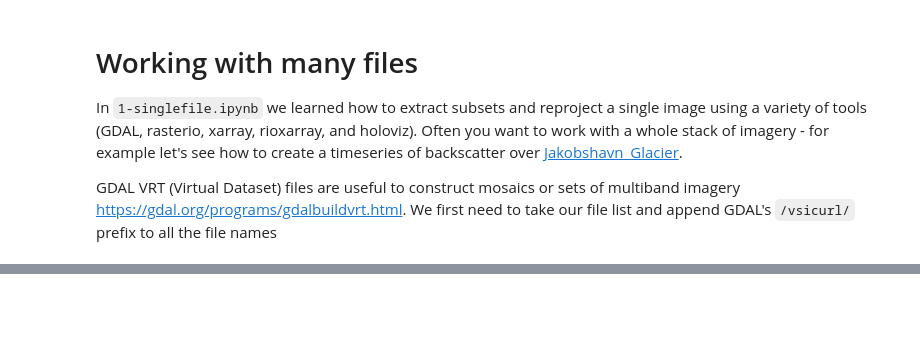
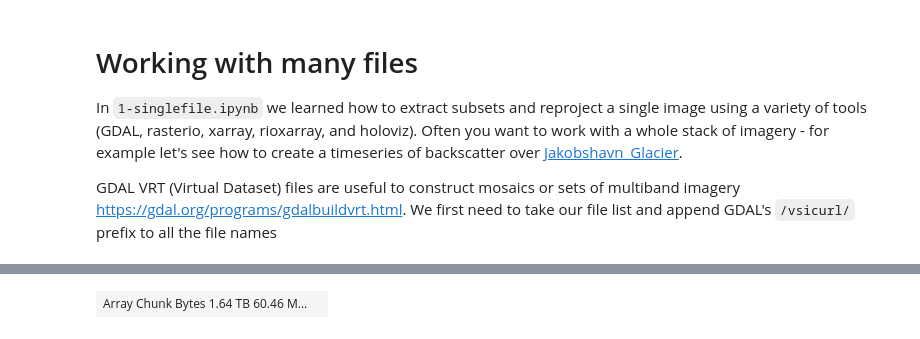
Before and after one commit to scottyhq/greenland-ice-mapping-project, a Jupyter notebook: 2-many-images.ipynb, the cells around one changed output, grey strips where cells are left out. Cells and saved outputs as stored; diff of their text form; code cells hidden in the pictures; blank space fills up the shorter version.

```diff
--- a/2-many-images.ipynb
+++ b/2-many-images.ipynb
@@ -46,7 +58,9 @@ with rasterio.open('stack_gamma0.vrt', 'r+') as src:
 # %%
 # Open the VRT with xarray (this is very fast b/c only metadata is read!)
 import xarray as xr
-da = xr.open_rasterio('stack_gamma0.vrt', chunks=dict(band=1, x=532200, y=512)) #ensure data loaded as dask arrays
+da = xr.open_rasterio('stack_gamma0.vrt', chunks=dict(band=1, x=29520, y=512)) #ensure data loaded as dask arrays
 da.data
+# %% [output]
+| Array Chunk Bytes 1.64 TB 60.46 M... |  |
 # %%
 print(f'Total uncompressed dataset size= {da.nbytes/1e12} TB')
```
Also changed, not shown: parts of 10 cells of this notebook, 3 other files.
